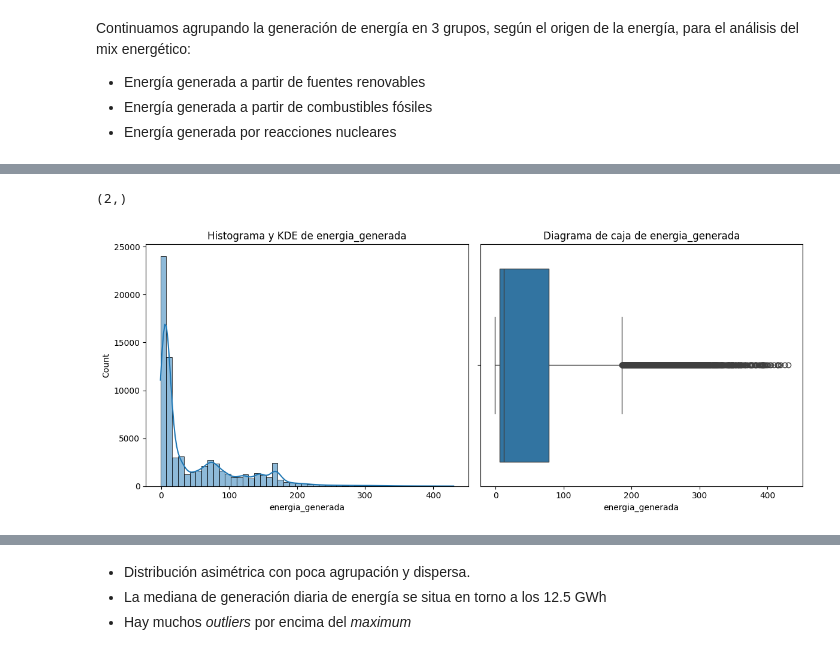
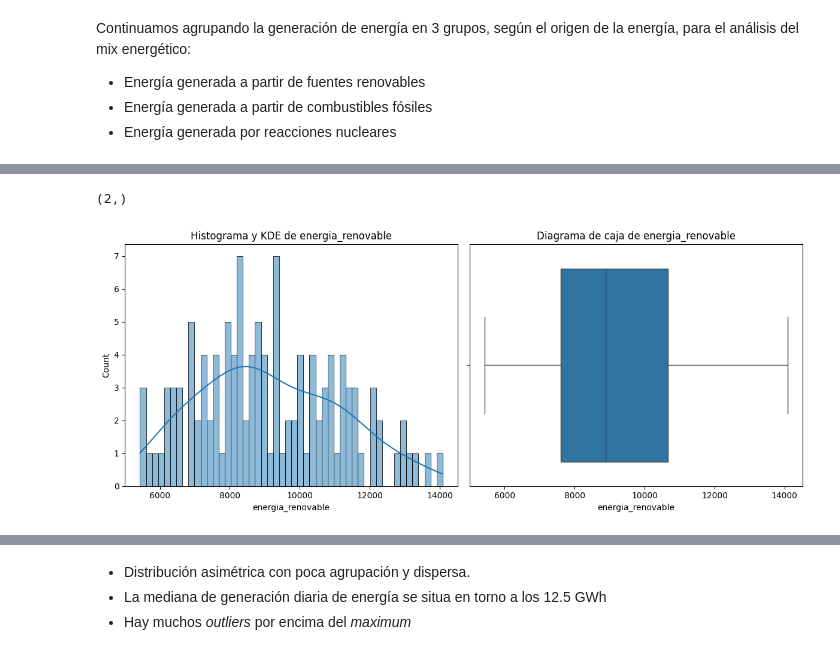
Before and after one commit to RogelioGarciaAlvarez/EDA_Energia, a Jupyter notebook: Memoria.ipynb, the cells around one changed output, grey strips where cells are left out. Saved outputs shown, nothing was run; the diff lists cells and outputs as text; code cells hidden in the pictures.

```diff
--- a/Memoria.ipynb
+++ b/Memoria.ipynb
@@ -93,3 +106,6 @@ memory usage: 1.6+ MB
+# %%
+df_energia["Fecha"] = pd.to_datetime(df_energia["Fecha"], format='%d/%m/%Y')
+df_energia.set_index("Fecha",inplace=True)
 # %% [markdown]
 Continuamos agrupando la generación de energía en 3 grupos, según el origen de la energía, para el análisis del mix energético:
 * Energía generada a partir de fuentes renovables
@@ -210,2 +113,0 @@ Incluimos una columna con el año
-# %%
-df_energia["año"] = df_energia["Fecha"].dt.year
@@ -257,0 +114,9 @@ Comenzamos el análisis para el DataFrame de energía generada realizando la cla
+# %%
+#Energía de origen renovable
+df_energia["energia_renovable"] = df_energia["Hidraulica"] + df_energia["Turbinacion bombeo"] + df_energia["Eolica"] + df_energia["Solar fotovoltaica"] + df_energia["Solar termica"] + df_energia["Otras renovables"] + df_energia["Residuos renovables"]
+
+#Energía de origen fósil
+df_energia["energia_fosil"] = df_energia["Carbon"] + df_energia["Motores diesel"] + df_energia["Turbina de gas"] + df_energia["Turbina de vapor"] + df_energia["Ciclo combinado"] + df_energia["Cogeneracion"] + df_energia["Residuos no renovables"]
+
+#Energía nuclear
+df_energia["energia_nuclear"] = df_energia["Nuclear"]
@@ -257,0 +125,22 @@ Comenzamos el análisis para el DataFrame de energía generada realizando la cla
+# %%
+#Hacemos una copia del DataFrame original
+df_energia_anyo_mes = df_energia.copy()
+
+#Creamos nuevas columnas auxiliares con el año y el mes
+df_energia_anyo_mes["año"] = df_energia_anyo_mes.index.year
+df_energia_anyo_mes["mes"] = df_energia_anyo_mes.index.month
+
+#Aplicamos el formato adecuado al mes
+df_energia_anyo_mes['mes'] = df_energia_anyo_mes['mes'].apply(lambda x: '{:02d}'.format(x))
+
+#Creamos la columna con la concatenacion de mes y año
+df_energia_anyo_mes["año_mes"] = df_energia_anyo_mes["mes"].astype(str) + "/" +  df_energia_anyo_mes["año"].astype(str)
+
+#Convertimos la columna "año_mes" a tipo Date y la usamos como indice
+df_energia_anyo_mes["año_mes"] = pd.to_datetime(df_energia_anyo_mes["año_mes"], format='%m/%Y') + pd.offsets.MonthEnd(0)
+
+#Eliminamos las columnas auxiliares creadas inicialmente
+df_energia_anyo_mes.drop(columns=["año","mes"],inplace=True)
+
+#Agrupamos por esas fechas
+df_energia_anyo_mes = df_energia_anyo_mes.groupby("año_mes").sum()
@@ -276,6 +461,6 @@ viz.multiples_categoricas(df_energia, ["origen_energia"],relativa=False,mostrar_
 # %%
 #Visualizamos el histograma, KDE y diagrama de caja
-viz.multiples_combinados(df_energia,["energia_generada"], bins=50)
+viz.multiples_combinados(df_energia_anyo_mes,["energia_renovable"], bins=50)
 # %% [output]
 (2,)
-[figure, old version]
+[figure, new version]
```
Also changed, not shown: parts of 67 cells of this notebook, 5 other files.
